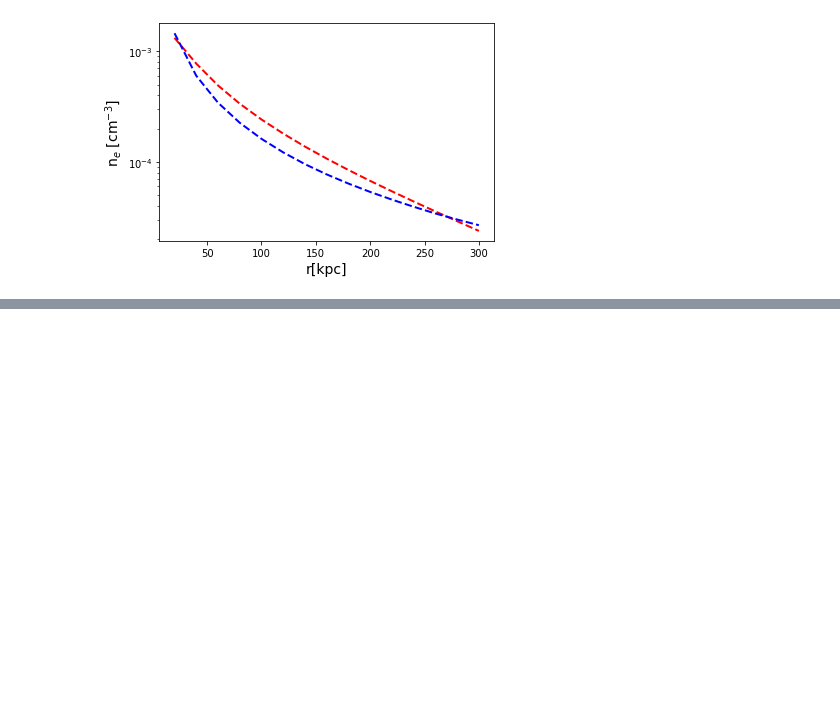
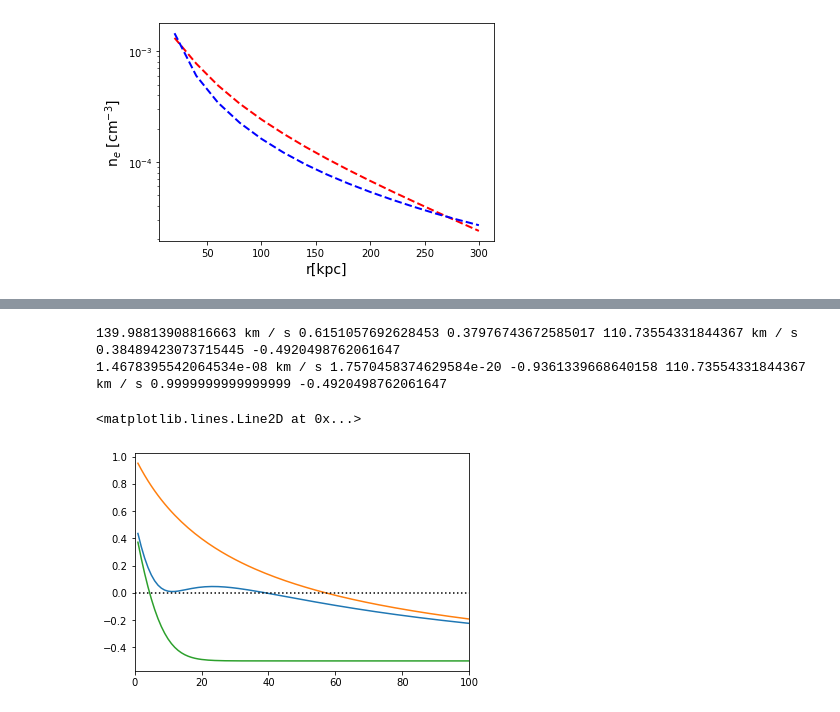
Before and after one commit to psingh220/scam_cgm, a Jupyter notebook: example.ipynb, the cells around one changed output, grey strips where cells are left out. Drawn from its saved outputs; the diff is of its cells as text; code cells hidden in the pictures; blank space fills up the shorter version.

```diff
--- a/example.ipynb
+++ b/example.ipynb
@@ -107,0 +154,12 @@ plt.show()
+# %%
+r=np.arange(1,300,1)*un.kpc
+pl.plot(r,potential.dlnvc_dlnR(r))
+pl.plot(r,potential0.dlnvc_dlnR(r))
+pl.plot(r,potential1.dlnvc_dlnR(r))
+pl.xlim(0,100)
+pl.axhline(0,c='k',ls=':')
+# %% [output]
+139.98813908816663 km / s 0.6151057692628453 0.37976743672585017 110.73554331844367 km / s 0.38489423073715445 -0.4920498762061647
+1.4678395542064534e-08 km / s 1.7570458374629584e-20 -0.9361339668640158 110.73554331844367 km / s 0.9999999999999999 -0.4920498762061647
+<matplotlib.lines.Line2D at 0x...>
+[figure, added]
```
Also changed, not shown: parts of 25 cells of this notebook, 1 other file.
